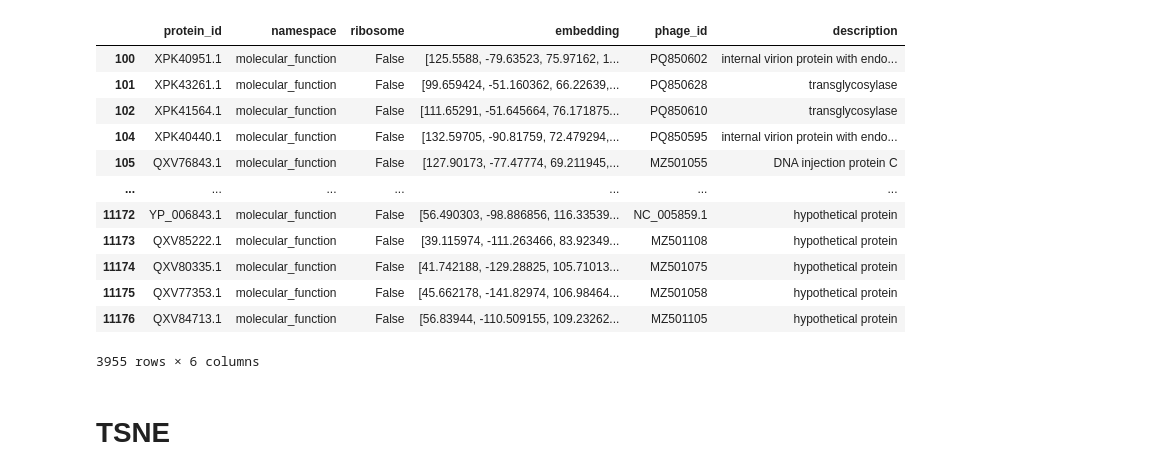
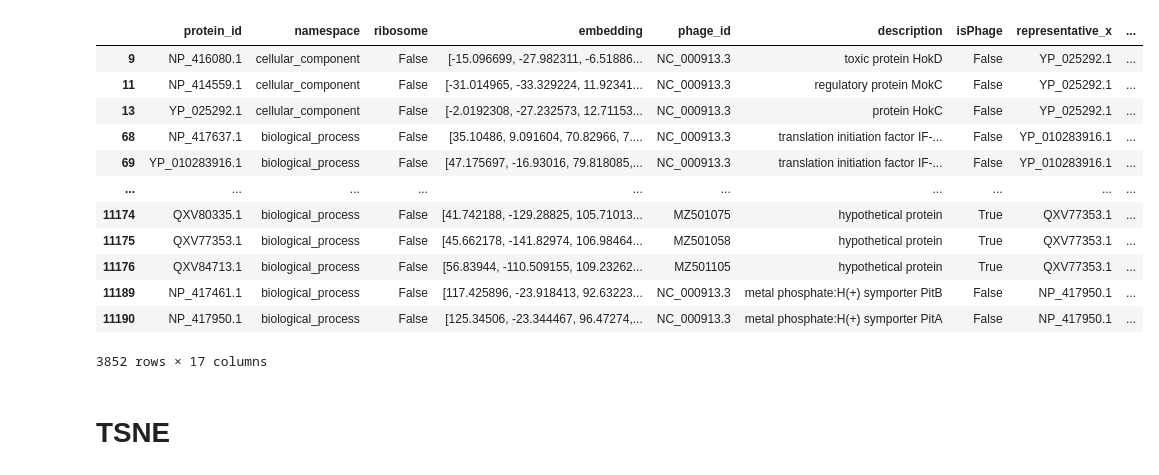
Before and after one commit to dottting/phagelm, a Jupyter notebook: tools/embedding_analysis.ipynb, the cells around one changed output. Drawn from its saved outputs; the diff is of its cells as text; code cells hidden in the pictures.

```diff
--- a/tools/embedding_analysis.ipynb
+++ b/tools/embedding_analysis.ipynb
@@ -6,22 +6,23 @@ import matplotlib.pyplot as plt
 import seaborn as sns
 # %%
 df = pd.read_parquet("../data/final_df.parquet")
-df = df[df["phage_id"] != "NC_000913.3"]
+# df_phage = df[df["phage_id"] != "NC_000913.3"].copy()
+df = df[df["isSeqSingleton"] == False]
 df
 # %% [output]
-|  | protein_id | namespace | ribosome | embedding | phage_id | description |
-| 100 | XPK40951.1 | molecular_function | False | [125.5588, -79.63523, 75.97162, 1... | PQ850602 | internal virion protein with endo... |
-| 101 | XPK43261.1 | molecular_function | False | [99.659424, -51.160362, 66.22639,... | PQ850628 | transglycosylase |
-| 102 | XPK41564.1 | molecular_function | False | [111.65291, -51.645664, 76.171875... | PQ850610 | transglycosylase |
-| 104 | XPK40440.1 | molecular_function | False | [132.59705, -90.81759, 72.479294,... | PQ850595 | internal virion protein with endo... |
-| 105 | QXV76843.1 | molecular_function | False | [127.90173, -77.47774, 69.211945,... | MZ501055 | DNA injection protein C |
-| ... | ... | ... | ... | ... | ... | ... |
-| 11172 | YP_006843.1 | molecular_function | False | [56.490303, -98.886856, 116.33539... | NC_005859.1 | hypothetical protein |
-| 11173 | QXV85222.1 | molecular_function | False | [39.115974, -111.263466, 83.92349... | MZ501108 | hypothetical protein |
-| 11174 | QXV80335.1 | molecular_function | False | [41.742188, -129.28825, 105.71013... | MZ501075 | hypothetical protein |
-| 11175 | QXV77353.1 | molecular_function | False | [45.662178, -141.82974, 106.98464... | MZ501058 | hypothetical protein |
-| 11176 | QXV84713.1 | molecular_function | False | [56.83944, -110.509155, 109.23262... | MZ501105 | hypothetical protein |
+|  | protein_id | namespace | ribosome | embedding | phage_id | description | isPhage | representative_x | ... |
+| 9 | NP_416080.1 | cellular_component | False | [-15.096699, -27.982311, -6.51886... | NC_000913.3 | toxic protein HokD | False | YP_025292.1 | ... |
+| 11 | NP_414559.1 | cellular_component | False | [-31.014965, -33.329224, 11.92341... | NC_000913.3 | regulatory protein MokC | False | YP_025292.1 | ... |
+| 13 | YP_025292.1 | cellular_component | False | [-2.0192308, -27.232573, 12.71153... | NC_000913.3 | protein HokC | False | YP_025292.1 | ... |
+| 68 | NP_417637.1 | biological_process | False | [35.10486, 9.091604, 70.82966, 7.... | NC_000913.3 | translation initiation factor IF-... | False | YP_010283916.1 | ... |
+| 69 | YP_010283916.1 | biological_process | False | [47.175697, -16.93016, 79.818085,... | NC_000913.3 | translation initiation factor IF-... | False | YP_010283916.1 | ... |
+| ... | ... | ... | ... | ... | ... | ... | ... | ... | ... |
+| 11174 | QXV80335.1 | biological_process | False | [41.742188, -129.28825, 105.71013... | MZ501075 | hypothetical protein | True | QXV77353.1 | ... |
+| 11175 | QXV77353.1 | biological_process | False | [45.662178, -141.82974, 106.98464... | MZ501058 | hypothetical protein | True | QXV77353.1 | ... |
+| 11176 | QXV84713.1 | biological_process | False | [56.83944, -110.509155, 109.23262... | MZ501105 | hypothetical protein | True | QXV77353.1 | ... |
+| 11189 | NP_417461.1 | biological_process | False | [117.425896, -23.918413, 92.63223... | NC_000913.3 | metal phosphate:H(+) symporter PitB | False | NP_417950.1 | ... |
+| 11190 | NP_417950.1 | biological_process | False | [125.34506, -23.344467, 96.47274,... | NC_000913.3 | metal phosphate:H(+) symporter PitA | False | NP_417950.1 | ... |
-3955 rows × 6 columns
+3852 rows × 17 columns
 # %% [markdown]
 # TSNE
 # %%
```
Also changed, not shown: parts of 4 cells of this notebook, 15 other files.
